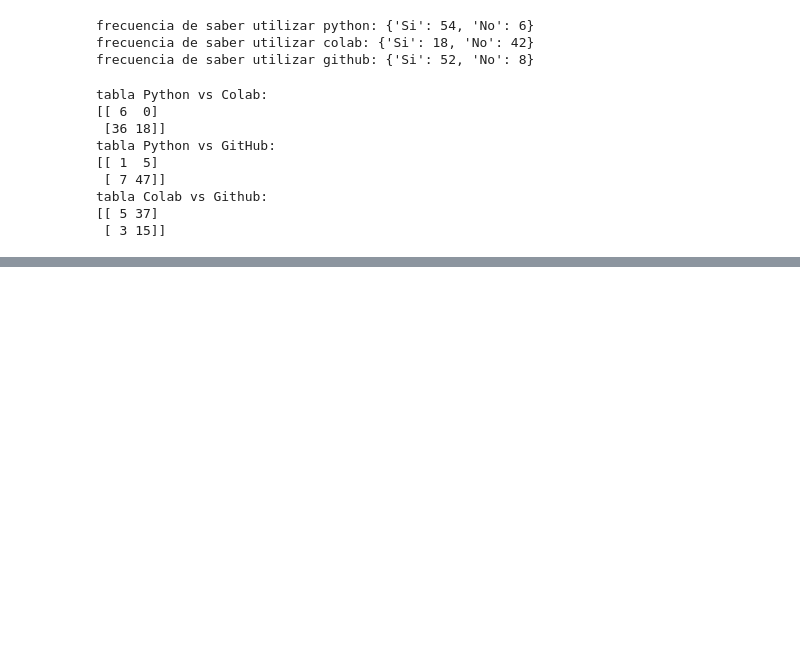
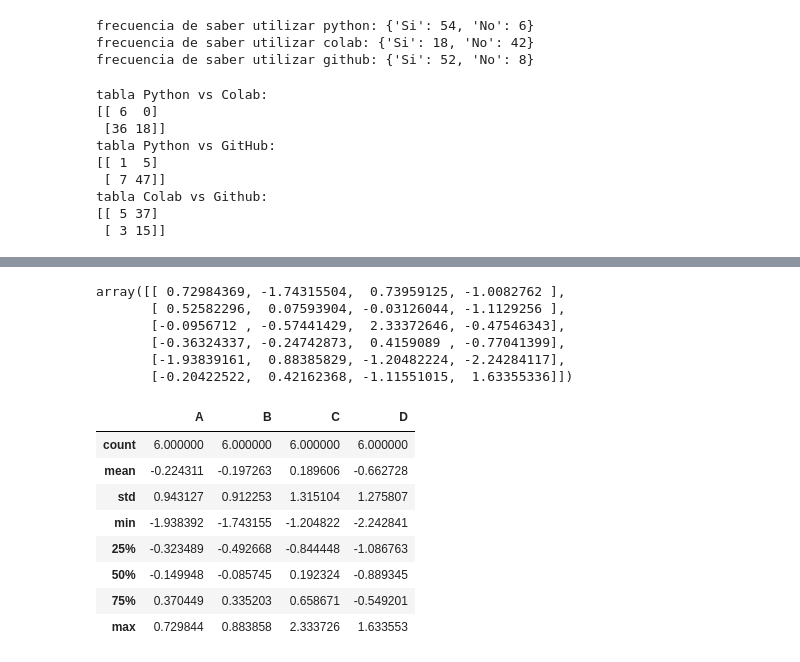
Before and after one commit to richiv4r3-crypto/MineriaDeDatos, a Jupyter notebook: Untitled1.ipynb, the cells around one changed output, grey strips where cells are left out. Cells and saved outputs as stored; diff of their text form; code cells hidden in the pictures; blank space fills up the shorter version.

```diff
--- a/Untitled1.ipynb
+++ b/Untitled1.ipynb
@@ -580,0 +763,3 @@ tabla Colab vs Github:
+# %%
+dates = pd.date_range("20130101", periods=6)
+dates
@@ -580,0 +770,3 @@ tabla Colab vs Github:
+# %%
+df = pd.DataFrame(np.random.randn(6, 4), index=dates, columns=list("ABCD"))
+df
@@ -580,0 +836,21 @@ tabla Colab vs Github:
+# %%
+df.to_numpy()
+# %% [output]
+array([[ 0.72984369, -1.74315504,  0.73959125, -1.0082762 ],
+       [ 0.52582296,  0.07593904, -0.03126044, -1.1129256 ],
+       [-0.0956712 , -0.57441429,  2.33372646, -0.47546343],
+       [-0.36324337, -0.24742873,  0.4159089 , -0.77041399],
+       [-1.93839161,  0.88385829, -1.20482224, -2.24284117],
+       [-0.20422522,  0.42162368, -1.11551015,  1.63355336]])
+# %%
+df.describe()
+# %% [output]
+|  | A | B | C | D |
+| count | 6.000000 | 6.000000 | 6.000000 | 6.000000 |
+| mean | -0.224311 | -0.197263 | 0.189606 | -0.662728 |
+| std | 0.943127 | 0.912253 | 1.315104 | 1.275807 |
+| min | -1.938392 | -1.743155 | -1.204822 | -2.242841 |
+| 25% | -0.323489 | -0.492668 | -0.844448 | -1.086763 |
+| 50% | -0.149948 | -0.085745 | 0.192324 | -0.889345 |
+| 75% | 0.370449 | 0.335203 | 0.658671 | -0.549201 |
+| max | 0.729844 | 0.883858 | 2.333726 | 1.633553 |
```
Also changed, not shown: parts of 35 cells of this notebook.
